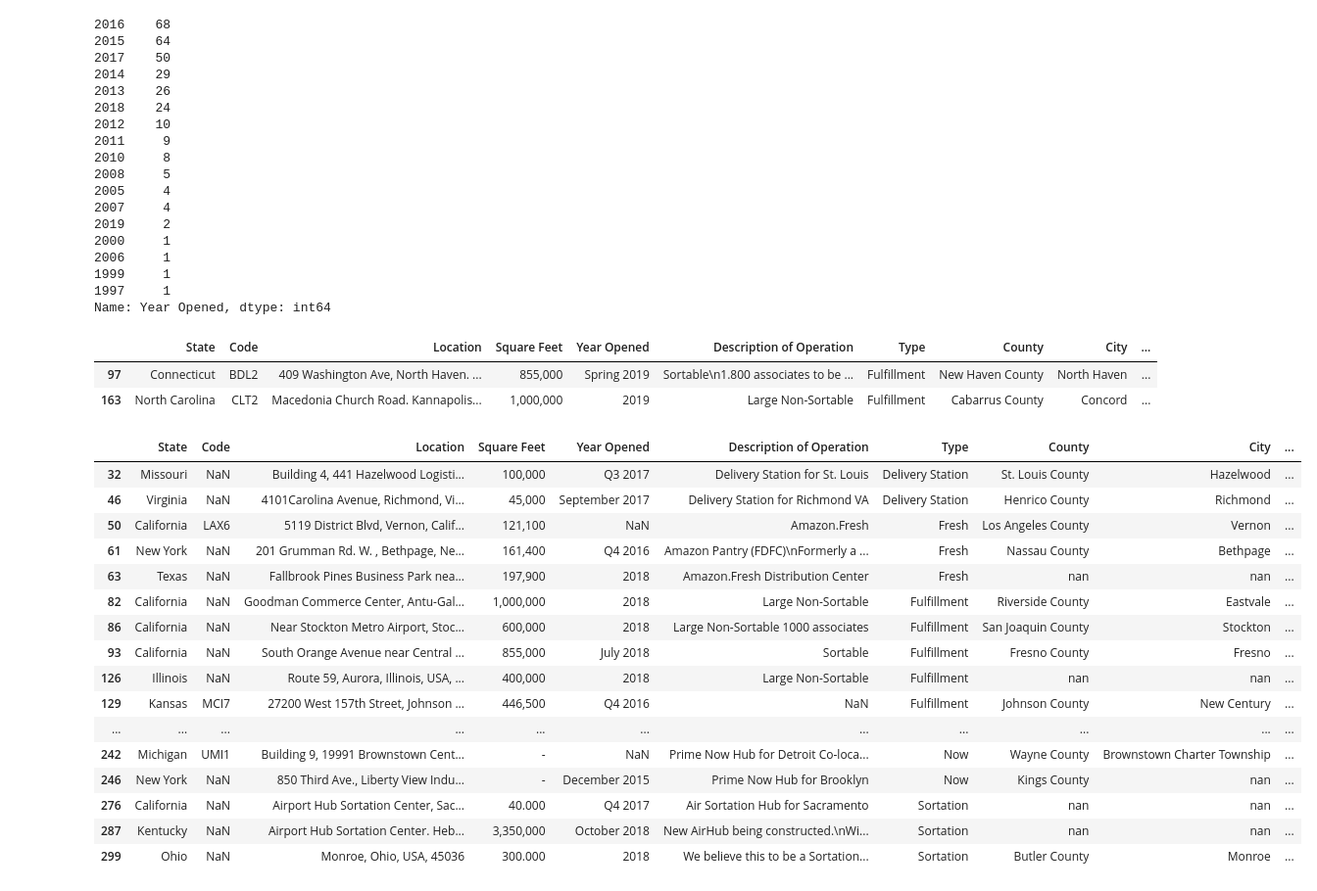
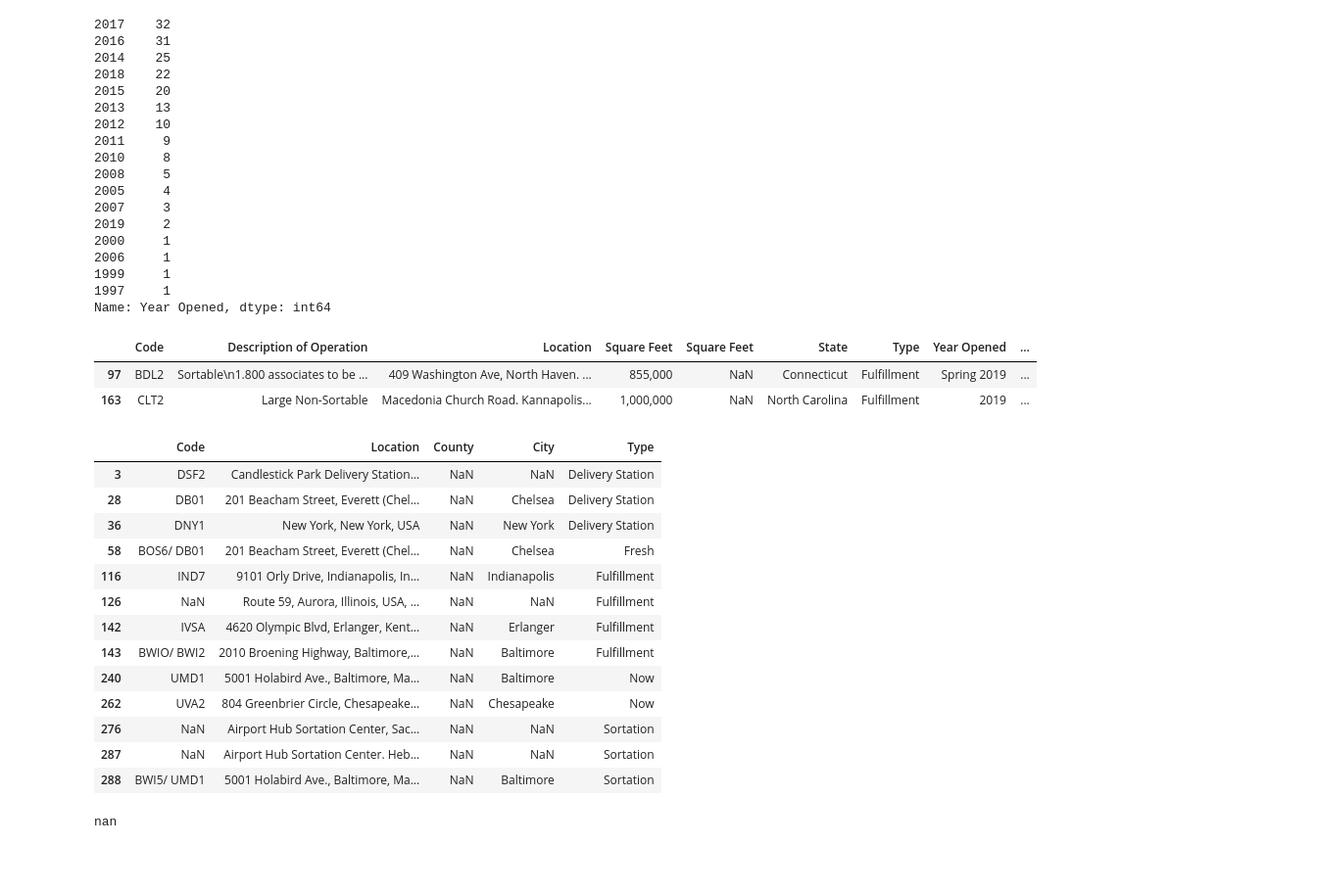
Before and after one commit to ssomuah/E4800, a Jupyter notebook: cleanup.ipynb, the cells around one changed output. Shown at 98% size. Cells and saved outputs as stored; diff of their text form; code cells hidden in the pictures; blank space fills up the shorter version.

```diff
--- a/cleanup.ipynb
+++ b/cleanup.ipynb
@@ -11,7 +11,7 @@ gmaps = googlemaps.Client(key='')
 
 
 def getCounty(location):
-    county = float("nan")
+    county = np.NaN
     geocode_result = gmaps.geocode(location)
     if len(geocode_result)>0:
         counties = filter(lambda x: "administrative_area_level_2" in x["types"],geocode_result[0]["address_components"])
@@ -22,7 +22,7 @@ def getCounty(location):
 
 
 def getCity(location):
-    city = float("nan")
+    city = np.NaN
     geocode_result = gmaps.geocode(location)
     if len(geocode_result)>0:
         cities = filter(lambda x: "locality" in x["types"],geocode_result[0]["address_components"])
@@ -142,6 +155,6 @@ d_reset[d_reset["Year Opened"].str.contains("\d{4}").fillna(False)==False]
 # %%
-d_reset['County'] = np.vectorize(getCounty)(d_reset["Location"])
-d_reset['City'] = np.vectorize(getCity)(d_reset["Location"])
+d_reset['County'] = np.vectorize(getCounty,otypes=[object])(d_reset["Location"])
+d_reset['City'] = np.vectorize(getCity,otypes=[object])(d_reset["Location"])
 # %%
 #split out the year to new columns
 d_reset["Year"] = d_reset["Year Opened"].str.extract("(\d{4})",expand=False).astype(int,errors="ignore")
@@ -150,18 +163,18 @@ years = d_reset["Year Opened"].str.extract("(\d{4})",expand=False).sort_values()
 # %%
 print (years.value_counts())
 # %% [output]
-2016    68
-2015    64
-2017    50
-2014    29
-2013    26
-2018    24
+2017    32
+2016    31
+2014    25
+2018    22
+2015    20
+2013    13
 2012    10
 2011     9
 2010     8
 2008     5
 2005     4
-2007     4
+2007     3
 2019     2
 2000     1
 2006     1
@@ -172,33 +185,34 @@ Name: Year Opened, dtype: int64
 #some of them are future openings
 d_reset[d_reset["Year Opened"].str.contains("2019").fillna(False)]
 # %% [output]
-|  | State | Code | Location | Square Feet | Year Opened | Description of Operation | Type | County | City | ... |
-| 97 | Connecticut | BDL2 | 409 Washington Ave, North Haven. ... | 855,000 | Spring 2019 | Sortable\n1.800 associates to be ... | Fulfillment | New Haven County | North Haven | ... |
-| 163 | North Carolina | CLT2 | Macedonia Church Road. Kannapolis... | 1,000,000 | 2019 | Large Non-Sortable | Fulfillment | Cabarrus County | Concord | ... |
+|  | Code | Description of Operation | Location | Square Feet | Square Feet | State | Type | Year Opened | ... |
+| 97 | BDL2 | Sortable\n1.800 associates to be ... | 409 Washington Ave, North Haven. ... | 855,000 | NaN | Connecticut | Fulfillment | Spring 2019 | ... |
+| 163 | CLT2 | Large Non-Sortable | Macedonia Church Road. Kannapolis... | 1,000,000 | NaN | North Carolina | Fulfillment | 2019 | ... |
 # %%
 #save output
 d_reset.to_csv("amazon_labelled_locations.csv",index=False)
 # %%
 #what kind of nulls do we still have
 #we probably don't care about null codes
 #Some of the addresses that failed lookup can be fixed manually
-
-d_reset[d_reset.isnull().any(axis=1)]
+with pd.option_context('display.max_colwidth', 150,):
+    display(d_reset[d_reset["County"].isnull()][["Code","Location","County","City","Type"]])
 # %% [output]
-|  | State | Code | Location | Square Feet | Year Opened | Description of Operation | Type | County | City | ... |
-| 32 | Missouri | NaN | Building 4, 441 Hazelwood Logisti... | 100,000 | Q3 2017 | Delivery Station for St. Louis | Delivery Station | St. Louis County | Hazelwood | ... |
-| 46 | Virginia | NaN | 4101Carolina Avenue, Richmond, Vi... | 45,000 | September 2017 | Delivery Station for Richmond VA | Delivery Station | Henrico County | Richmond | ... |
-| 50 | California | LAX6 | 5119 District Blvd, Vernon, Calif... | 121,100 | NaN | Amazon.Fresh | Fresh | Los Angeles County | Vernon | ... |
-| 61 | New York | NaN | 201 Grumman Rd. W. , Bethpage, Ne... | 161,400 | Q4 2016 | Amazon Pantry (FDFC)\nFormerly a ... | Fresh | Nassau County | Bethpage | ... |
-| 63 | Texas | NaN | Fallbrook Pines Business Park nea... | 197,900 | 2018 | Amazon.Fresh Distribution Center | Fresh | nan | nan | ... |
-| 82 | California | NaN | Goodman Commerce Center, Antu-Gal... | 1,000,000 | 2018 | Large Non-Sortable | Fulfillment | Riverside County | Eastvale | ... |
-| 86 | California | NaN | Near Stockton Metro Airport, Stoc... | 600,000 | 2018 | Large Non-Sortable 1000 associates | Fulfillment | San Joaquin County | Stockton | ... |
-| 93 | California | NaN | South Orange Avenue near Central ... | 855,000 | July 2018 | Sortable | Fulfillment | Fresno County | Fresno | ... |
-| 126 | Illinois | NaN | Route 59, Aurora, Illinois, USA, ... | 400,000 | 2018 | Large Non-Sortable | Fulfillment | nan | nan | ... |
-| 129 | Kansas | MCI7 | 27200 West 157th Street, Johnson ... | 446,500 | Q4 2016 | NaN | Fulfillment | Johnson County | New Century | ... |
-| ... | ... | ... | ... | ... | ... | ... | ... | ... | ... | ... |
-| 242 | Michigan | UMI1 | Building 9, 19991 Brownstown Cent... | - | NaN | Prime Now Hub for Detroit Co-loca... | Now | Wayne County | Brownstown Charter Township | ... |
-| 246 | New York | NaN | 850 Third Ave., Liberty View Indu... | - | December 2015 | Prime Now Hub for Brooklyn | Now | Kings County | nan | ... |
-| 276 | California | NaN | Airport Hub Sortation Center, Sac... | 40.000 | Q4 2017 | Air Sortation Hub for Sacramento | Sortation | nan | nan | ... |
-| 287 | Kentucky | NaN | Airport Hub Sortation Center. Heb... | 3,350,000 | October 2018 | New AirHub being constructed.\nWi... | Sortation | nan | nan | ... |
-| 299 | Ohio | NaN | Monroe, Ohio, USA, 45036 | 300.000 | 2018 | We believe this to be a Sortation... | Sortation | Butler County | Monroe | ... |
+|  | Code | Location | County | City | Type |
+| 3 | DSF2 | Candlestick Park Delivery Station... | NaN | NaN | Delivery Station |
+| 28 | DB01 | 201 Beacham Street, Everett (Chel... | NaN | Chelsea | Delivery Station |
+| 36 | DNY1 | New York, New York, USA | NaN | New York | Delivery Station |
+| 58 | BOS6/ DB01 | 201 Beacham Street, Everett (Chel... | NaN | Chelsea | Fresh |
+| 116 | IND7 | 9101 Orly Drive, Indianapolis, In... | NaN | Indianapolis | Fulfillment |
+| 126 | NaN | Route 59, Aurora, Illinois, USA, ... | NaN | NaN | Fulfillment |
+| 142 | IVSA | 4620 Olympic Blvd, Erlanger, Kent... | NaN | Erlanger | Fulfillment |
+| 143 | BWIO/ BWI2 | 2010 Broening Highway, Baltimore,... | NaN | Baltimore | Fulfillment |
+| 240 | UMD1 | 5001 Holabird Ave., Baltimore, Ma... | NaN | Baltimore | Now |
+| 262 | UVA2 | 804 Greenbrier Circle, Chesapeake... | NaN | Chesapeake | Now |
+| 276 | NaN | Airport Hub Sortation Center, Sac... | NaN | NaN | Sortation |
+| 287 | NaN | Airport Hub Sortation Center. Heb... | NaN | NaN | Sortation |
+| 288 | BWI5/ UMD1 | 5001 Holabird Ave., Baltimore, Ma... | NaN | Baltimore | Sortation |
+# %%
+np.NaN
+# %% [output]
+nan
```
Also changed, not shown: parts of 5 cells of this notebook, 8 other files.
